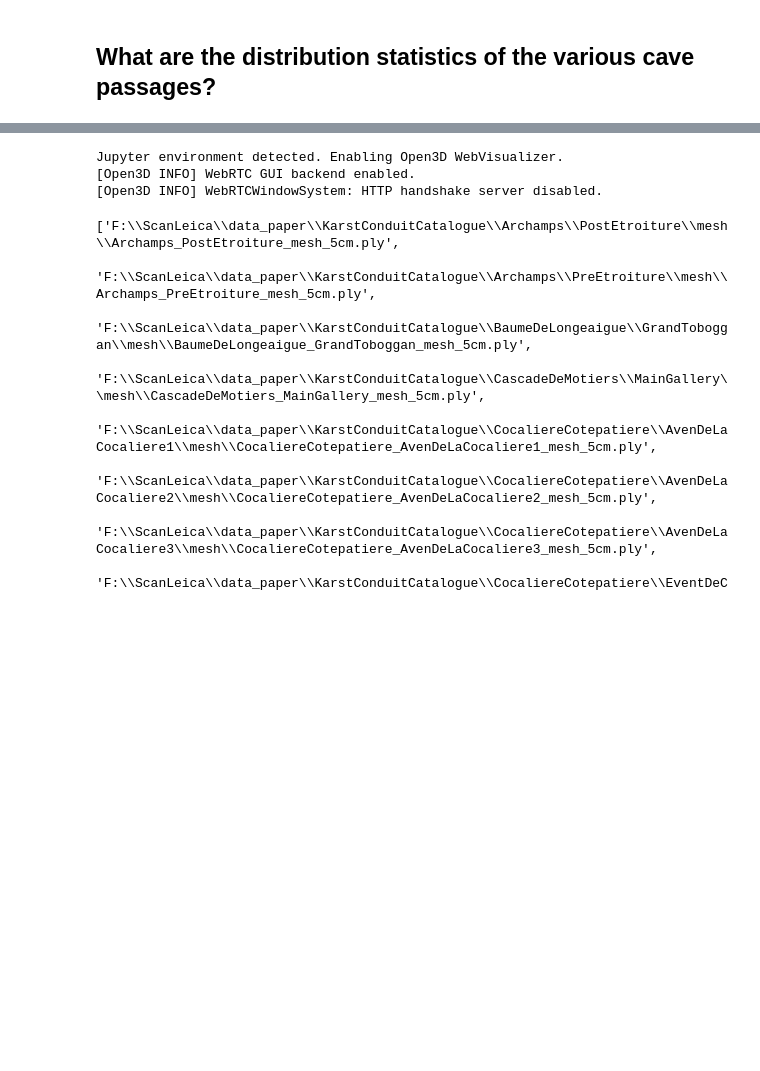
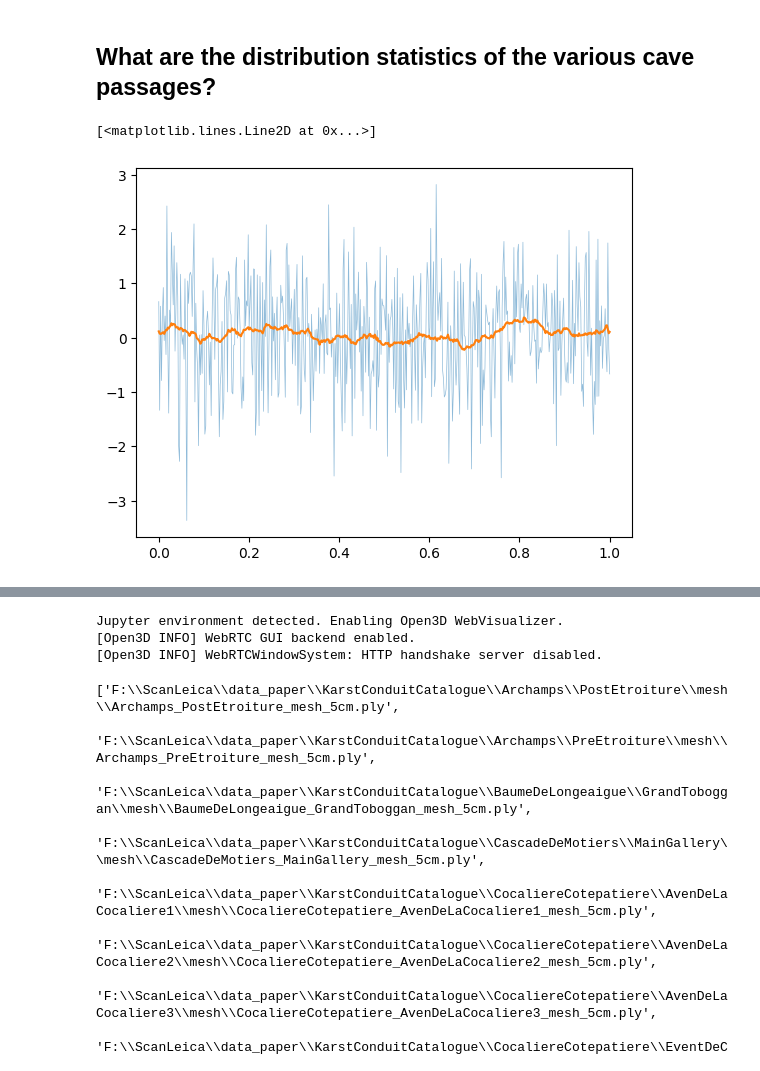
Before and after one commit to ERC-Karst/pc-centrelines, a Jupyter notebook: notebooks/ConduitDescriptorsVariogram.ipynb, the cells around one changed output, grey strips where cells are left out. Cells and saved outputs as stored; diff of their text form; code cells hidden in the pictures; blank space fills up the shorter version.

```diff
--- a/notebooks/ConduitDescriptorsVariogram.ipynb
+++ b/notebooks/ConduitDescriptorsVariogram.ipynb
@@ -2,0 +6,14 @@
+# %%
+xi = np.linspace(0, 1, 500)
+
+yi = np.random.normal(0,1,500)
+signal = np.zeros(len(xi))
+
+for i in range(50):
+    signal+=np.roll(yi, i)/50
+# %%
+plt.plot(xi,yi, lw = 0.5, alpha = 0.5)
+plt.plot(xi, np.roll(signal, -25))
+# %% [output]
+[<matplotlib.lines.Line2D at 0x...>]
+[figure, added]
```
Also changed, not shown: parts of 3 cells of this notebook, 5 other files.
